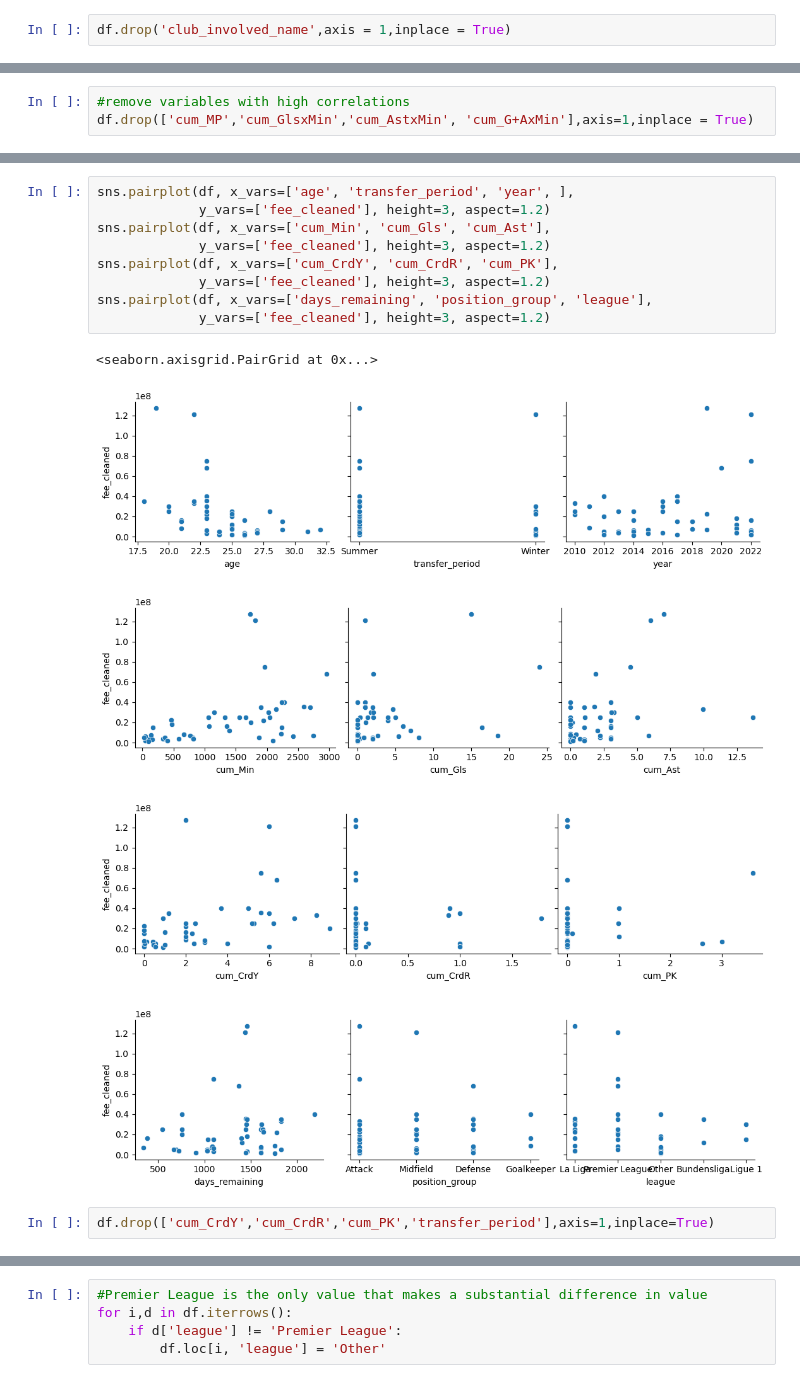
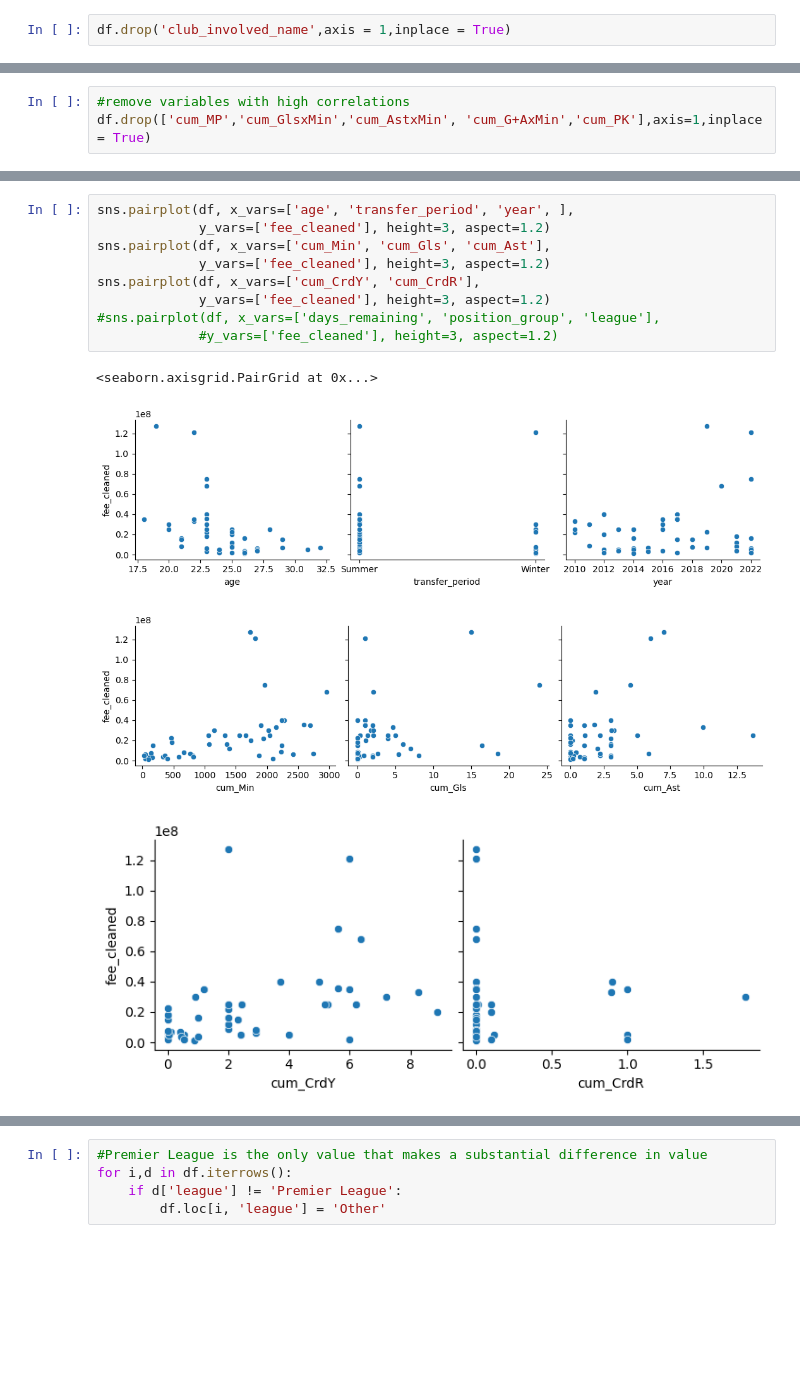
Before and after one commit to edb-313/Football_players_trasfer_value, a Jupyter notebook: MachineLearning.ipynb, the cells around one changed output, grey strips where cells are left out. Saved outputs shown, nothing was run; the diff lists cells and outputs as text; blank space fills up the shorter version.

```diff
--- a/MachineLearning.ipynb
+++ b/MachineLearning.ipynb
@@ -86,4 +103,4 @@ plt.show()
 [figure]
 # %%
 #remove variables with high correlations
-df.drop(['cum_MP','cum_GlsxMin','cum_AstxMin', 'cum_G+AxMin'],axis=1,inplace = True)
+df.drop(['cum_MP','cum_GlsxMin','cum_AstxMin', 'cum_G+AxMin','cum_PK'],axis=1,inplace = True)
@@ -97,17 +107,14 @@ Index(['age', 'transfer_period', 'fee_cleaned', 'year', 'cum_Min', 'cum_Gls',
-# %%
-sns.pairplot(df, x_vars=['age', 'transfer_period', 'year', ],
-             y_vars=['fee_cleaned'], height=3, aspect=1.2)
-sns.pairplot(df, x_vars=['cum_Min', 'cum_Gls', 'cum_Ast'],
-             y_vars=['fee_cleaned'], height=3, aspect=1.2)
-sns.pairplot(df, x_vars=['cum_CrdY', 'cum_CrdR', 'cum_PK'],
-             y_vars=['fee_cleaned'], height=3, aspect=1.2)
-sns.pairplot(df, x_vars=['days_remaining', 'position_group', 'league'],
-             y_vars=['fee_cleaned'], height=3, aspect=1.2)
-# %% [output]
-<seaborn.axisgrid.PairGrid at 0x...>
-[figure, removed]
-[figure, removed]
-[figure, removed]
-[figure, removed]
-# %%
-df.drop(['cum_CrdY','cum_CrdR','cum_PK','transfer_period'],axis=1,inplace=True)
+# %%
+sns.pairplot(df, x_vars=['age', 'transfer_period', 'year', ],
+             y_vars=['fee_cleaned'], height=3, aspect=1.2)
+sns.pairplot(df, x_vars=['cum_Min', 'cum_Gls', 'cum_Ast'],
+             y_vars=['fee_cleaned'], height=3, aspect=1.2)
+sns.pairplot(df, x_vars=['cum_CrdY', 'cum_CrdR'],
+             y_vars=['fee_cleaned'], height=3, aspect=1.2)
+#sns.pairplot(df, x_vars=['days_remaining', 'position_group', 'league'],
+             #y_vars=['fee_cleaned'], height=3, aspect=1.2)
+# %% [output]
+<seaborn.axisgrid.PairGrid at 0x...>
+[figure, added]
+[figure, added]
+[figure, added]
```
Also changed, not shown: parts of 44 cells of this notebook, 38 other files.
